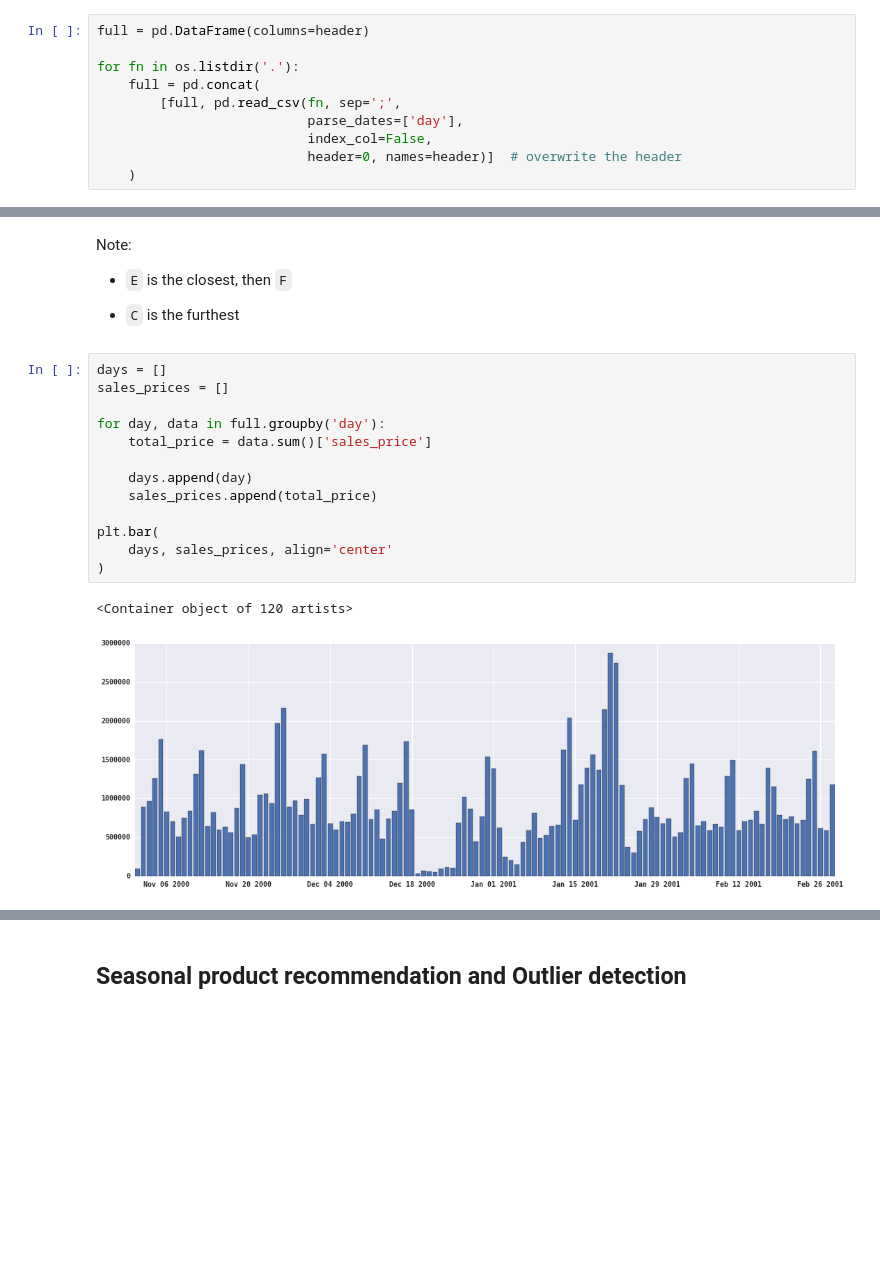
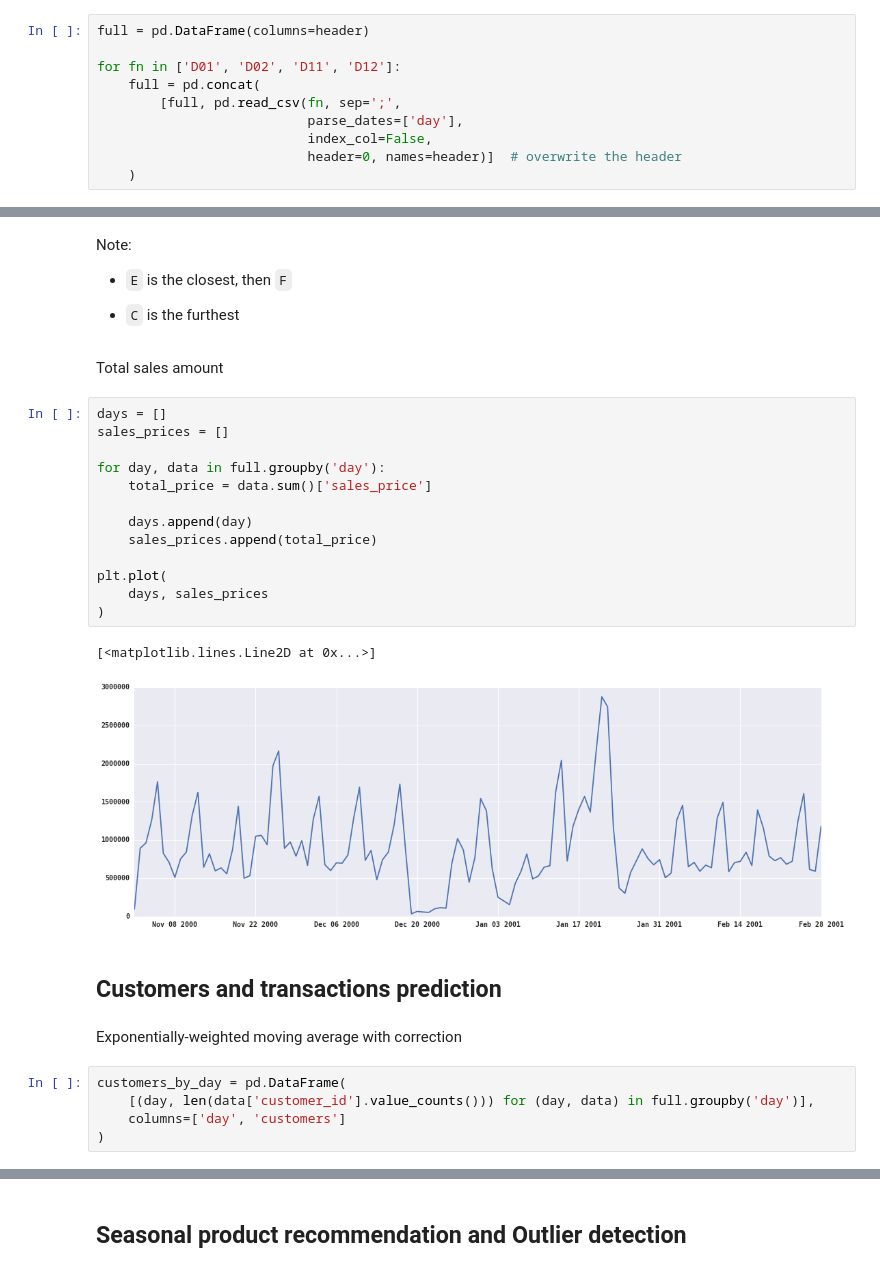
Before and after one commit to shuaiyuancn/commercial-science-taster, a Jupyter notebook: notebooks/00 Ta-feng dataset.ipynb, the cells around one changed output, grey strips where cells are left out. Drawn from its saved outputs; the diff is of its cells as text; blank space fills up the shorter version.

```diff
--- a/notebooks/00 Ta-feng dataset.ipynb
+++ b/notebooks/00 Ta-feng dataset.ipynb
@@ -81,7 +78,7 @@ header = [
 # %%
 full = pd.DataFrame(columns=header)
 
-for fn in os.listdir('.'):
+for fn in ['D01', 'D02', 'D11', 'D12']:
     full = pd.concat(
         [full, pd.read_csv(fn, sep=';',
                            parse_dates=['day'],
@@ -154,19 +168,30 @@ Note:
 - `E` is the closest, then `F`
 
 - `C` is the furthest
+# %% [markdown]
+Total sales amount
 # %%
 days = []
 sales_prices = []
 
 for day, data in full.groupby('day'):
     total_price = data.sum()['sales_price']
 
     days.append(day)
     sales_prices.append(total_price)
 
-plt.bar(
-    days, sales_prices, align='center'
+plt.plot(
+    days, sales_prices
 )
 # %% [output]
-<Container object of 120 artists>
+[<matplotlib.lines.Line2D at 0x...>]
-[figure, old version]
+[figure, new version]
+# %% [markdown]
+## Customers and transactions prediction
+# %% [markdown]
+Exponentially-weighted moving average with correction
+# %%
+customers_by_day = pd.DataFrame(
+    [(day, len(data['customer_id'].value_counts())) for (day, data) in full.groupby('day')],
+    columns=['day', 'customers']
+)
```
Also changed, not shown: parts of 33 cells of this notebook.
